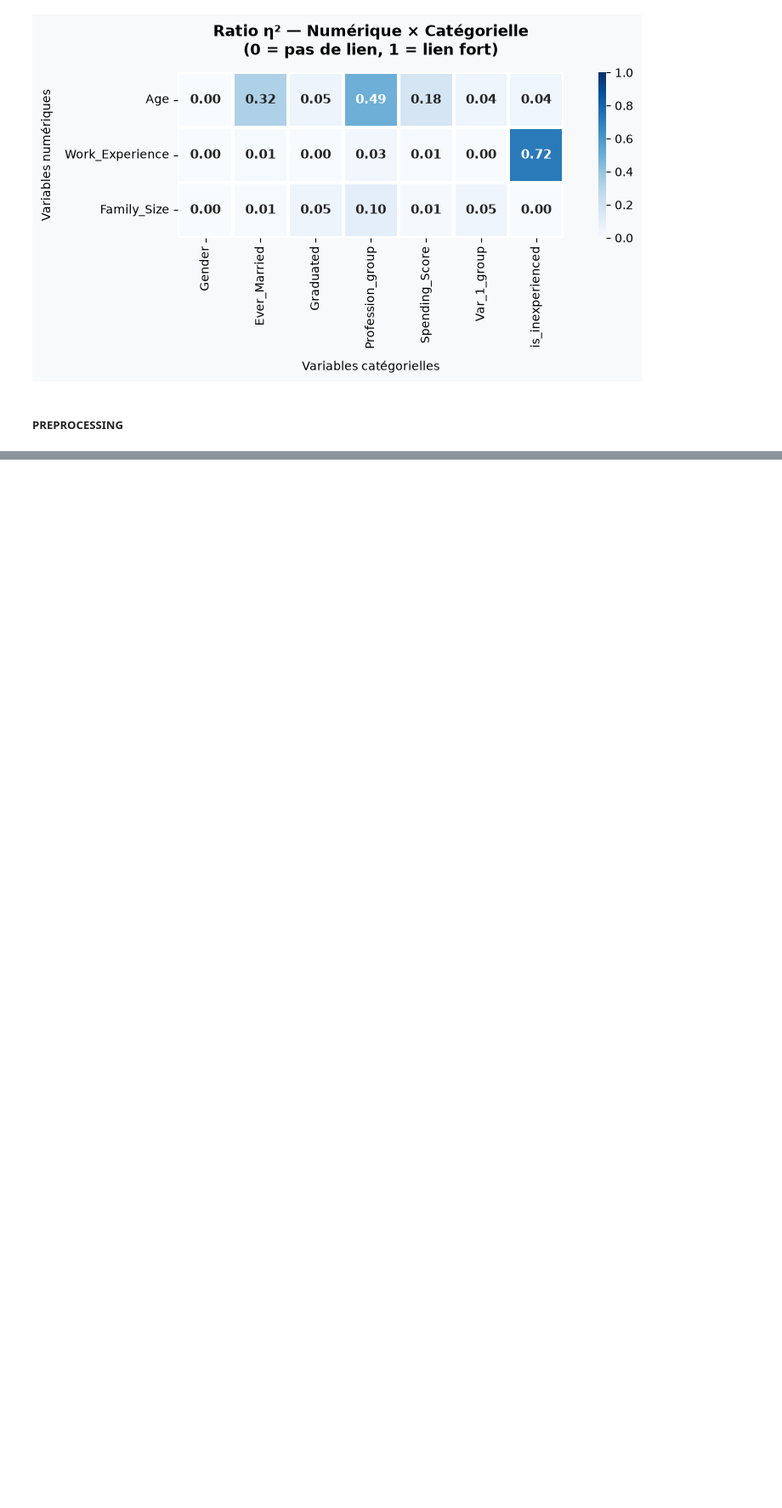
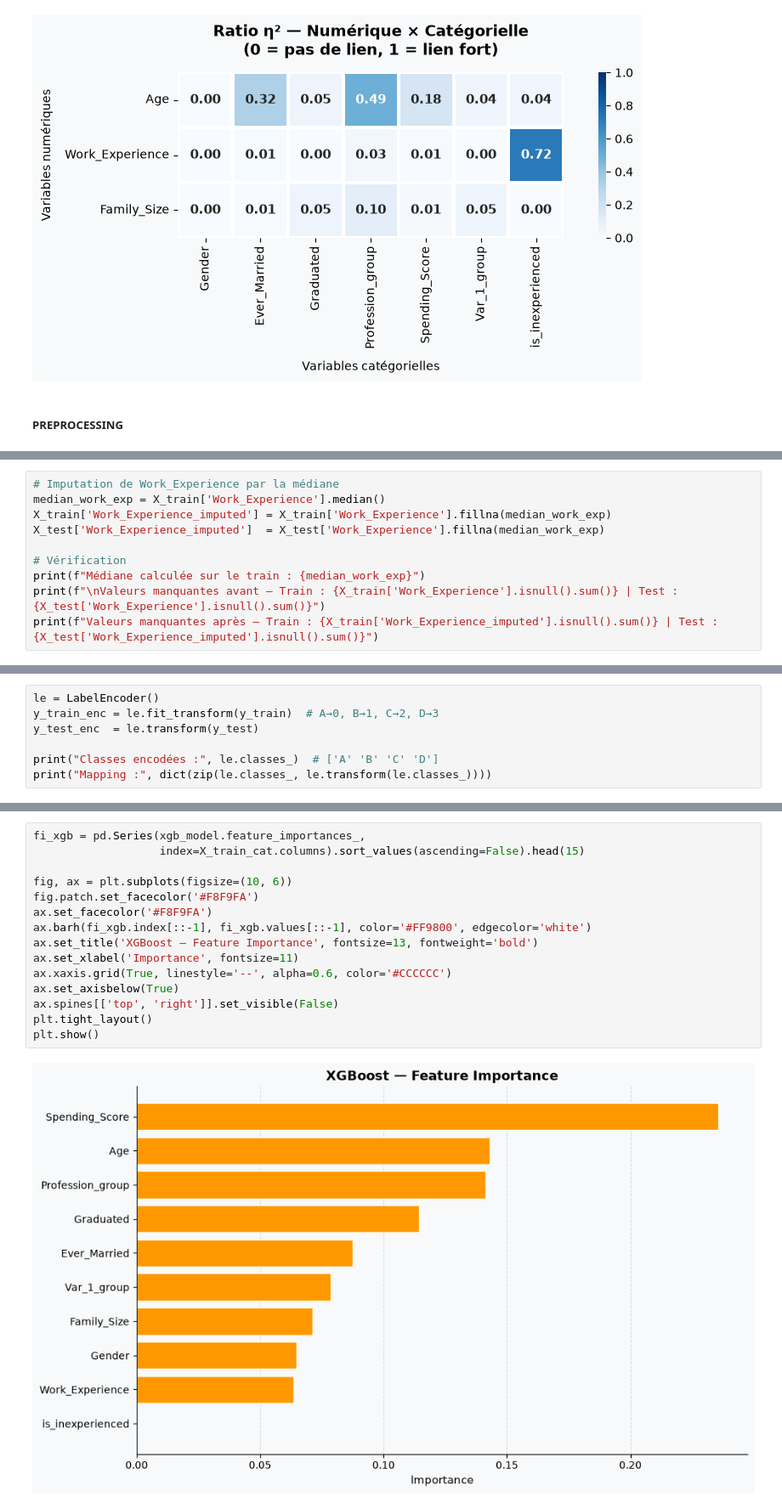
Before and after one commit to JOREL531/projet_JAKALA, a Jupyter notebook: code/exploration.ipynb, the cells around one changed output, grey strips where cells are left out. Shown at 85% size. Saved outputs shown, nothing was run; the diff lists cells and outputs as text; blank space fills up the shorter version.

```diff
--- a/code/exploration.ipynb
+++ b/code/exploration.ipynb
@@ -700,0 +709,10 @@ plt.show()
+# %%
+# Imputation de Work_Experience par la médiane
+median_work_exp = X_train['Work_Experience'].median()
+X_train['Work_Experience_imputed'] = X_train['Work_Experience'].fillna(median_work_exp)
+X_test['Work_Experience_imputed']  = X_test['Work_Experience'].fillna(median_work_exp)
+
+# Vérification
+print(f"Médiane calculée sur le train : {median_work_exp}")
+print(f"\nValeurs manquantes avant — Train : {X_train['Work_Experience'].isnull().sum()} | Test : {X_test['Work_Experience'].isnull().sum()}")
+print(f"Valeurs manquantes après — Train : {X_train['Work_Experience_imputed'].isnull().sum()} | Test : {X_test['Work_Experience_imputed'].isnull().sum()}")
@@ -700,0 +956,7 @@ plt.show()
+# %%
+le = LabelEncoder()
+y_train_enc = le.fit_transform(y_train)  # A→0, B→1, C→2, D→3
+y_test_enc  = le.transform(y_test)
+
+print("Classes encodées :", le.classes_)  # ['A' 'B' 'C' 'D']
+print("Mapping :", dict(zip(le.classes_, le.transform(le.classes_))))
@@ -700,0 +1049,17 @@ plt.show()
+# %%
+fi_xgb = pd.Series(xgb_model.feature_importances_,
+                   index=X_train_cat.columns).sort_values(ascending=False).head(15)
+
+fig, ax = plt.subplots(figsize=(10, 6))
+fig.patch.set_facecolor('#F8F9FA')
+ax.set_facecolor('#F8F9FA')
+ax.barh(fi_xgb.index[::-1], fi_xgb.values[::-1], color='#FF9800', edgecolor='white')
+ax.set_title('XGBoost — Feature Importance', fontsize=13, fontweight='bold')
+ax.set_xlabel('Importance', fontsize=11)
+ax.xaxis.grid(True, linestyle='--', alpha=0.6, color='#CCCCCC')
+ax.set_axisbelow(True)
+ax.spines[['top', 'right']].set_visible(False)
+plt.tight_layout()
+plt.show()
+# %% [output]
+[figure, added]
```
Also changed, not shown: parts of 22 cells of this notebook, 2 other files.
